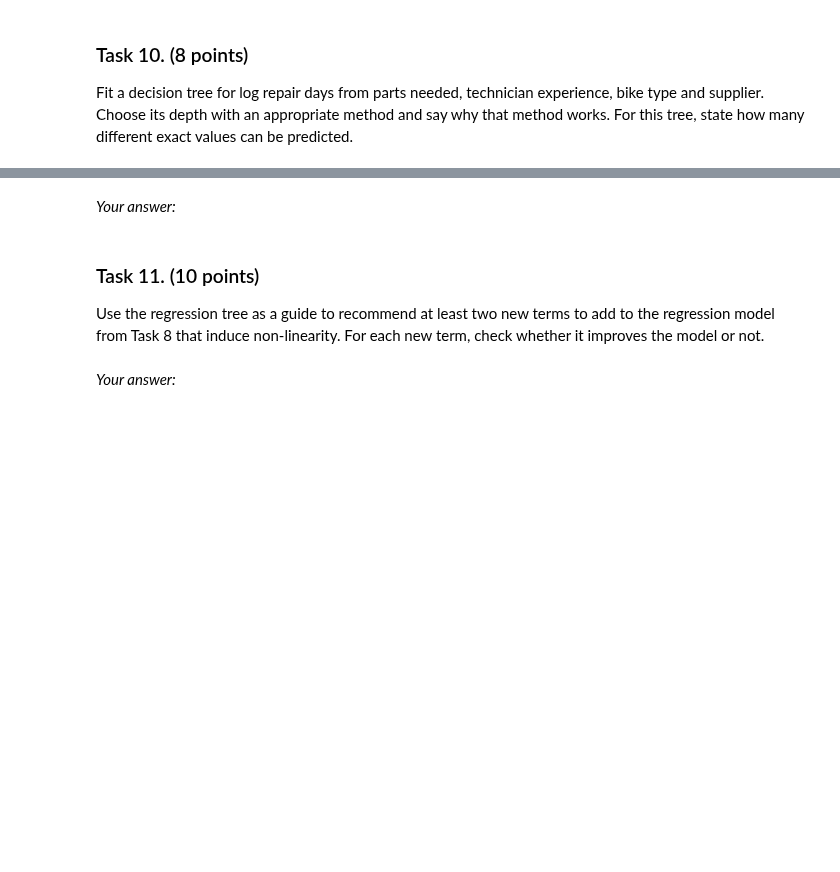
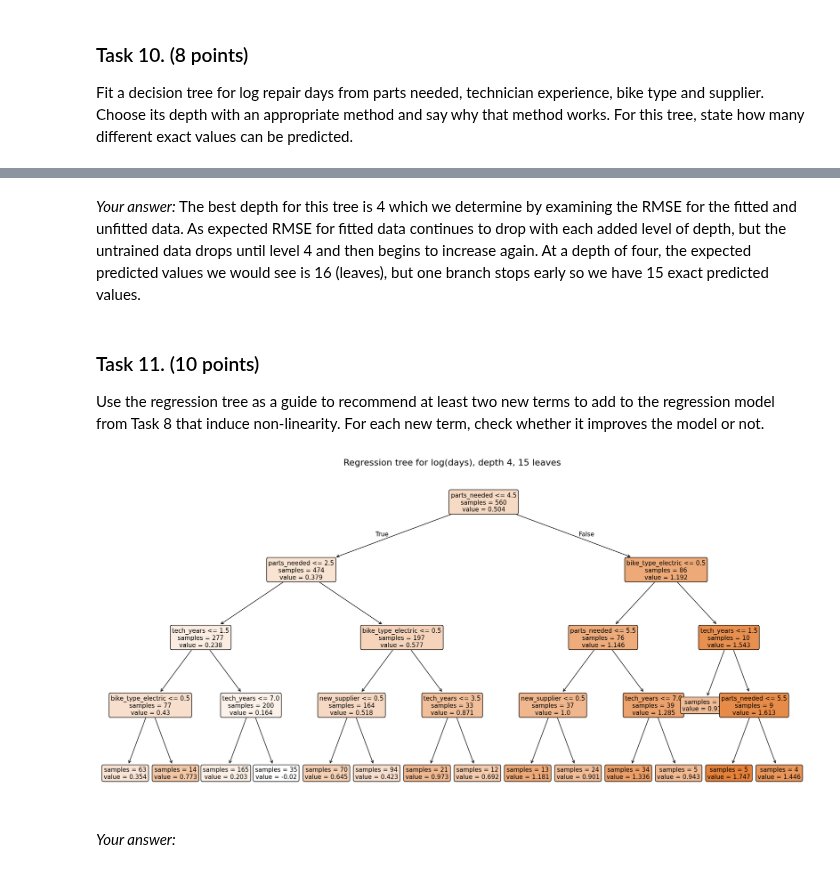
Before and after one commit to westonrh/school, a Jupyter notebook: F2026/Midterm/Stat_220_Midterm_TakeHome.ipynb, the cells around one changed output, grey strips where cells are left out. Drawn from its saved outputs; the diff is of its cells as text; code cells hidden in the pictures; blank space fills up the shorter version.

```diff
--- a/F2026/Midterm/Stat_220_Midterm_TakeHome.ipynb
+++ b/F2026/Midterm/Stat_220_Midterm_TakeHome.ipynb
@@ -133,9 +469,29 @@ Fit a decision tree for log repair days from parts needed, technician experience
 # %% [markdown]
-_Your answer:_
+_Your answer:_ The best depth for this tree is 4 which we determine by examining the RMSE for the fitted and unfitted data. As expected RMSE for fitted data continues to drop with each added level of depth, but the untrained data drops until level 4 and then begins to increase again. At a depth of four, the expected predicted values we would see is 16 (leaves), but one branch stops early so we have 15 exact predicted values.
 # %% [markdown]
 ### Task 11.  (10 points)
 
 Use the regression tree as a guide to recommend at least two new terms to add to the regression model from Task 8 that induce non-linearity. For each new term, check whether it improves the model or not.
+# %%
+# Task 11: diagram of the Task 10 tree (boxes and arrows)
+from sklearn.tree import plot_tree
+
+fig, ax = plt.subplots(figsize=(18, 9))
+plot_tree(
+    tree10,
+    feature_names=list(X.columns),
+    filled=True,          # shade boxes by predicted value (darker = longer repair)
+    rounded=True,
+    impurity=False,       # hide squared error to keep boxes readable
+    precision=3,
+    fontsize=11,
+    ax=ax,
+)
+ax.set_title(f"Regression tree for log(days), depth {tree10.get_depth()}, {tree10.get_n_leaves()} leaves", fontsize=16)
+plt.tight_layout()
+plt.show()
+# %% [output]
+[figure, added]
 # %% [markdown]
 _Your answer:_
 # %% [markdown]
```
Also changed, not shown: parts of 16 cells of this notebook.
